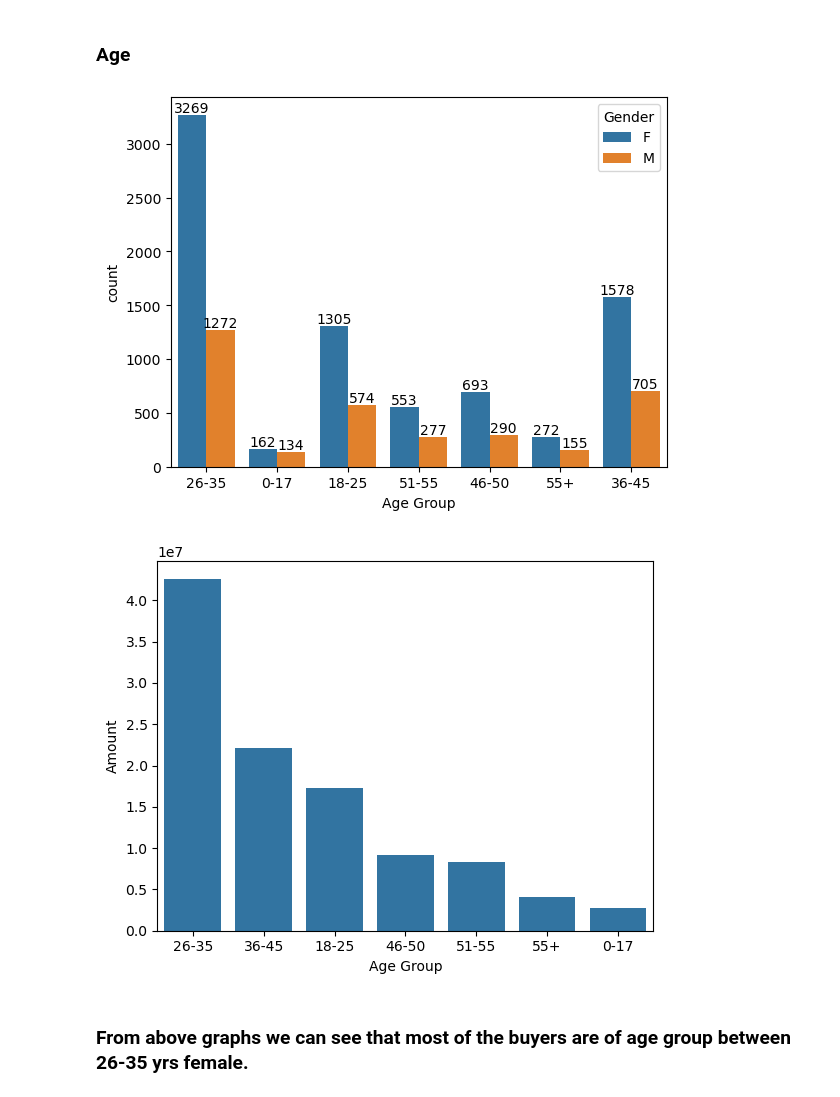
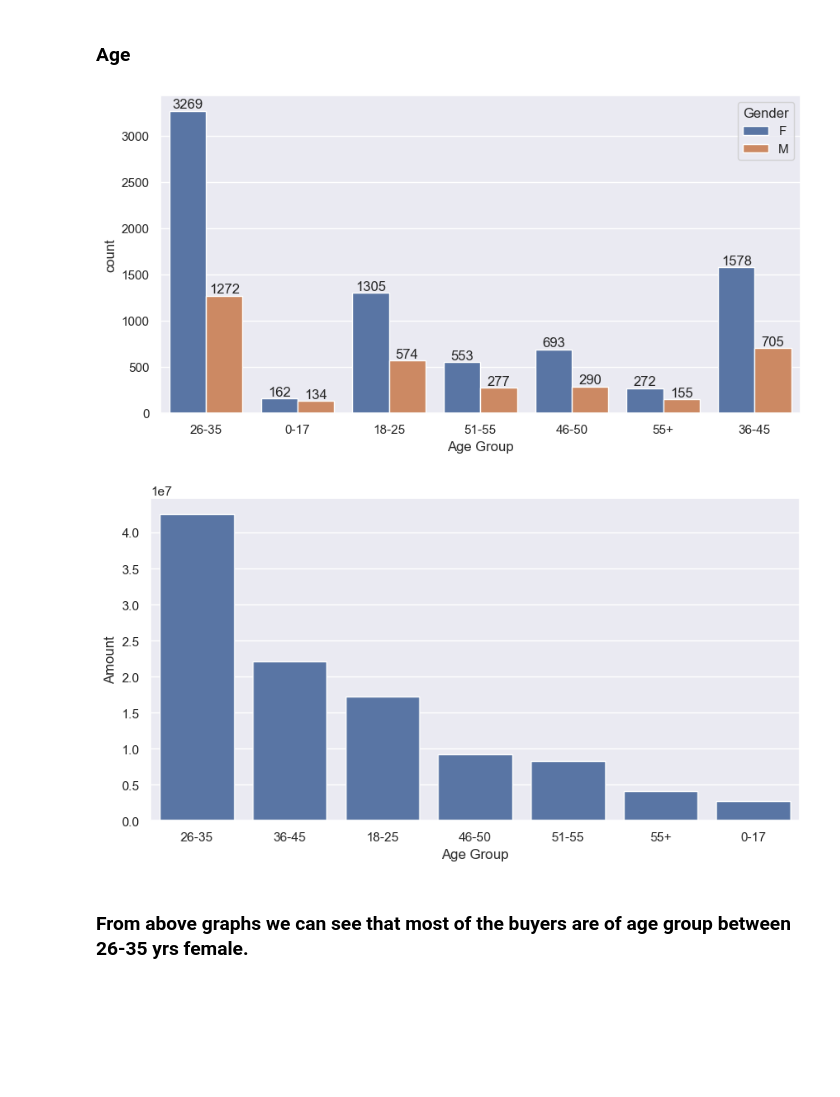
Before and after one commit to SakshiBagul1610/Diwali_Sales_Analysis, a Jupyter notebook: model.ipynb, the cells around one changed output. Drawn from its saved outputs; the diff is of its cells as text; code cells hidden in the pictures; blank space fills up the shorter version.

```diff
--- a/model.ipynb
+++ b/model.ipynb
@@ -129,7 +129,7 @@ df[['Age', 'Orders', 'Amount']].describe()
 ### **Gender**
 # %%
 # plotting a bar chart for Gender and it's count
-
+sns.set(rc={'figure.figsize':(5,5)})
 ax = sns.countplot(x = 'Gender',data = df)
 
 for bars in ax.containers:
@@ -142,6 +142,7 @@ plt.show()
 
 sales_gen = df.groupby(['Gender'], as_index=False)['Amount'].sum().sort_values(by='Amount', ascending=False)
 
+sns.set(rc={'figure.figsize':(5,5)})
 sns.barplot(x = 'Gender',y= 'Amount' ,data = sales_gen)
 plt.show()
 # %% [output]
@@ -151,21 +152,23 @@ plt.show()
 # %% [markdown]
 ### **Age**
 # %%
+sns.set(rc={'figure.figsize':(10,5)})
 ax = sns.countplot(data = df, x = 'Age Group', hue = 'Gender')
 
 for bars in ax.containers:
     ax.bar_label(bars)
 plt.show()
 # %% [output]
-[figure, old version]
+[figure, new version]
 # %%
 # Total Amount vs Age Group
 sales_age = df.groupby(['Age Group'], as_index=False)['Amount'].sum().sort_values(by='Amount', ascending=False)
 
+sns.set(rc={'figure.figsize':(10,5)})
 sns.barplot(x = 'Age Group',y= 'Amount' ,data = sales_age)
 plt.show()
 # %% [output]
-[figure, old version]
+[figure, new version]
 # %% [markdown]
 ### From above graphs we can see that most of the buyers are of age group between 26-35 yrs female.
 # %% [markdown]
```
Also changed, not shown: parts of 7 cells of this notebook, 1 other file.
